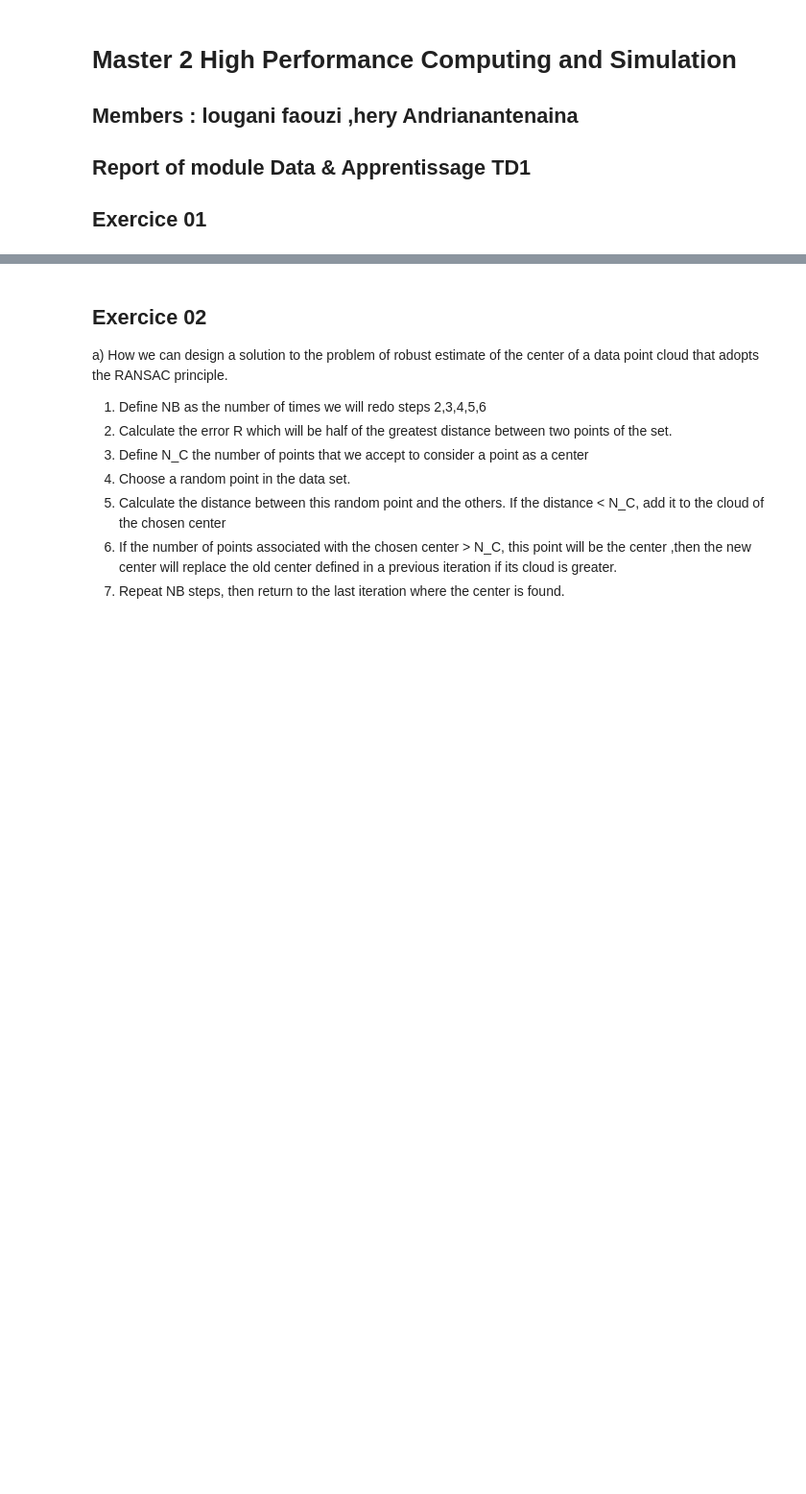
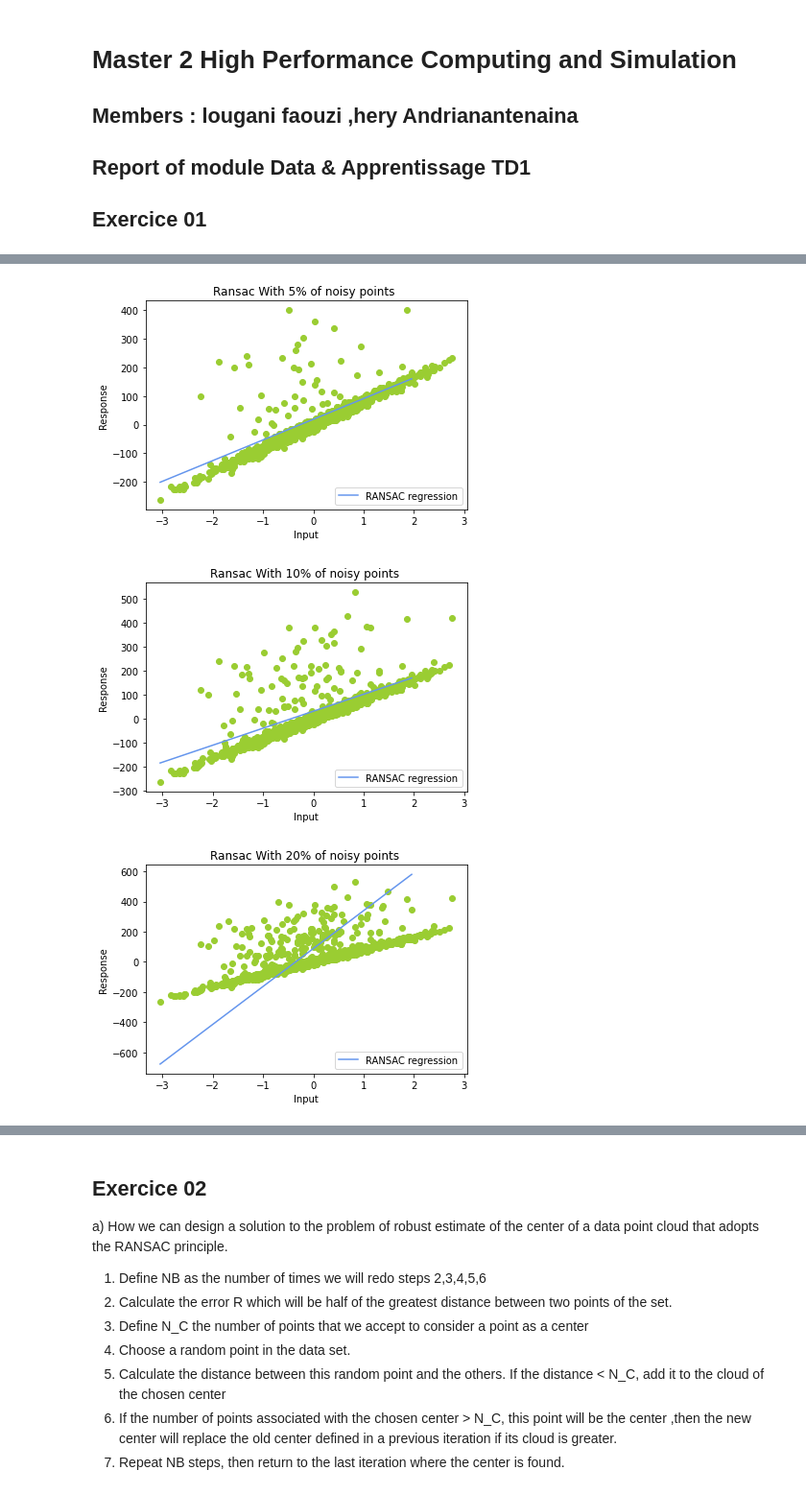
Before and after one commit to lougani-faouzi/DA, a Jupyter notebook: Assignments1.ipynb, the cells around one changed output, grey strips where cells are left out. Shown at 96% size. Cells and saved outputs as stored; diff of their text form; code cells hidden in the pictures; blank space fills up the shorter version.

```diff
--- a/Assignments1.ipynb
+++ b/Assignments1.ipynb
@@ -190,0 +210,79 @@ plt.show()
+# %%
+# case 5%
+#define number of samples
+N_samples = 1000
+temp=N_samples * (5/100)
+#cast temp to get nb outiliers
+N_outliers = int(temp)
+X, y, coef = datasets.make_regression(n_samples=N_samples, n_features=1,n_informative=1, noise=10,coef=True, random_state=0)
+# Add outlier data
+np.random.seed(0)
+point_outlier= np.random.choice(X.shape[0],N_outliers,replace=False)
+y[point_outlier]= y[point_outlier] + 10 * np.absolute(np.random.normal(2,20,N_outliers))
+# Predict data of ransac model
+ransac_model = ransac_version(X,y,300,X.shape[1]+1,stats.median_abs_deviation(X),X.shape[0]/2,reg)
+line_X = np.arange(X.min(),X.max())[:,np.newaxis]
+line_y = ransac_model.predict(line_X)
+#plot results
+plt.figure(1)
+plt.title("Ransac With 5% of noisy points ")
+plt.scatter(X, y, color="yellowgreen")
+plt.plot(line_X, line_y, color="cornflowerblue", label="RANSAC regression")
+plt.legend(loc='lower right')
+plt.xlabel("Input")
+plt.ylabel("Response")
+
+#case 10%
+#define number of samples
+N_samples = 1000
+temp=N_samples * (10/100)
+#cast temp to get nb outiliers
+N_outliers = int(temp)
+X, y, coef = datasets.make_regression(n_samples=N_samples, n_features=1,n_informative=1, noise=10,coef=True, random_state=0)
+# Add outlier data
+np.random.seed(0)
+point_outlier= np.random.choice(X.shape[0],N_outliers,replace=False)
+y[point_outlier]= y[point_outlier] + 10 * np.absolute(np.random.normal(0,20,N_outliers))
+# Predict data of ransac model
+ransac_model = ransac_version(X,y,300,X.shape[1]+1,stats.median_abs_deviation(X),X.shape[0]/2,reg)
+line_X = np.arange(X.min(),X.max())[:,np.newaxis]
+line_y = ransac_model.predict(line_X)
+#plot results
+plt.figure(2)
+plt.title("Ransac With 10% of noisy points ")
+plt.scatter(X, y, color="yellowgreen")
+plt.plot(line_X, line_y, color="cornflowerblue", label="RANSAC regression")
+plt.legend(loc='lower right')
+plt.xlabel("Input")
+plt.ylabel("Response")
+
+
+#case 20%
+#define number of samples
+N_samples = 1000
+temp=N_samples * (20/100)
+#cast temp to get nb outiliers
+N_outliers = int(temp)
+X, y, coef = datasets.make_regression(n_samples=N_samples, n_features=1,n_informative=1, noise=10,coef=True, random_state=0)
+# Add outlier data
+np.random.seed(0)
+point_outlier= np.random.choice(X.shape[0],N_outliers,replace=False)
+y[point_outlier]= y[point_outlier] + 10 * np.absolute(np.random.normal(0,20,N_outliers))
+# Predict data of ransac model
+ransac_model = ransac_version(X,y,300,X.shape[1]+1,stats.median_abs_deviation(X),X.shape[0]/2,reg)
+line_X = np.arange(X.min(),X.max())[:,np.newaxis]
+line_y = ransac_model.predict(line_X)
+#plot results
+plt.figure(3)
+plt.title("Ransac With 20% of noisy points ")
+plt.scatter(X, y, color="yellowgreen")
+plt.plot(line_X, line_y, color="cornflowerblue", label="RANSAC regression")
+plt.legend(loc='lower right')
+plt.xlabel("Input")
+plt.ylabel("Response")
+
+plt.show()
+# %% [output]
+[figure, added]
+[figure, added]
+[figure, added]
```
Also changed, not shown: parts of 13 cells of this notebook.
